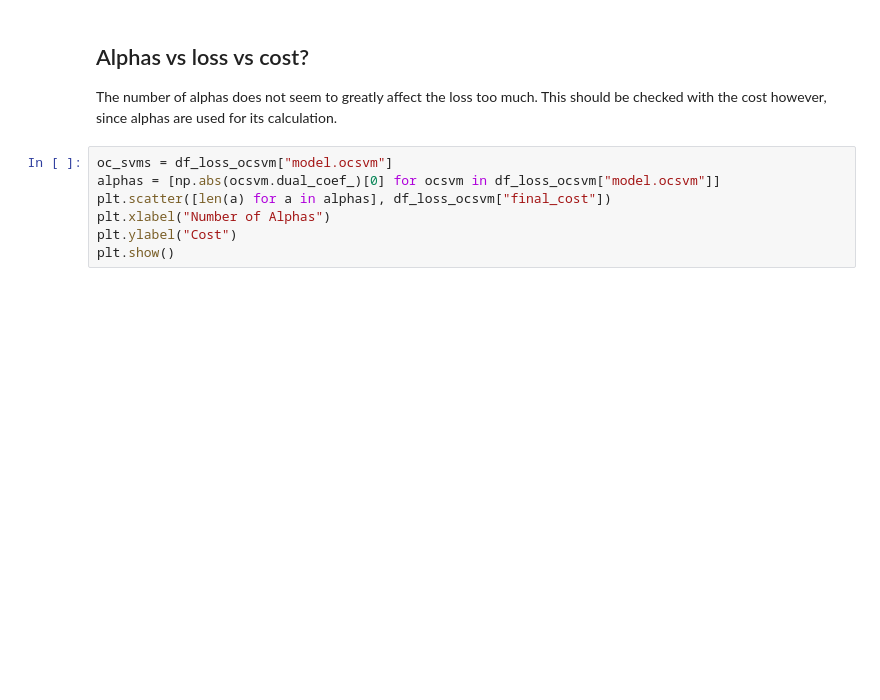
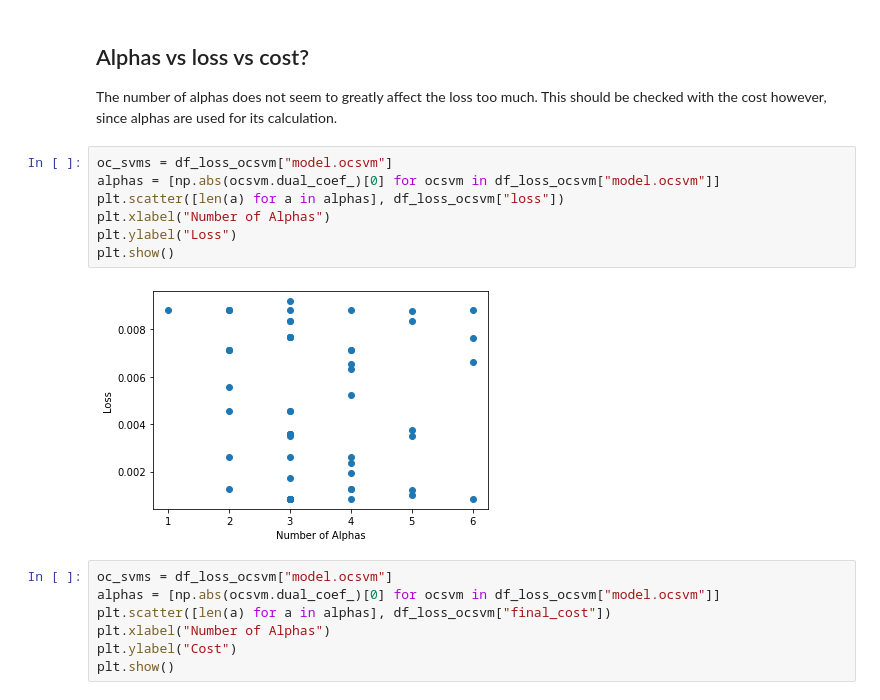
Before and after one commit to ggvanseev/AliceJetAI, a Jupyter notebook: test.ipynb, the cells around one changed output. Saved outputs shown, nothing was run; the diff lists cells and outputs as text; blank space fills up the shorter version.

```diff
--- a/test.ipynb
+++ b/test.ipynb
@@ -81,6 +81,15 @@ df = df[df["loss"] != -1] # filter out -1s for now
 
 The number of alphas does not seem to greatly affect the loss too much.
 This should be checked with the cost however, since alphas are used for its calculation.
+# %%
+oc_svms = df_loss_ocsvm["model.ocsvm"]
+alphas = [np.abs(ocsvm.dual_coef_)[0] for ocsvm in df_loss_ocsvm["model.ocsvm"]]
+plt.scatter([len(a) for a in alphas], df_loss_ocsvm["loss"])
+plt.xlabel("Number of Alphas")
+plt.ylabel("Loss")
+plt.show()
+# %% [output]
+[figure, added]
 # %%
 oc_svms = df_loss_ocsvm["model.ocsvm"]
 alphas = [np.abs(ocsvm.dual_coef_)[0] for ocsvm in df_loss_ocsvm["model.ocsvm"]]
```
Also changed, not shown: 1 other file.
